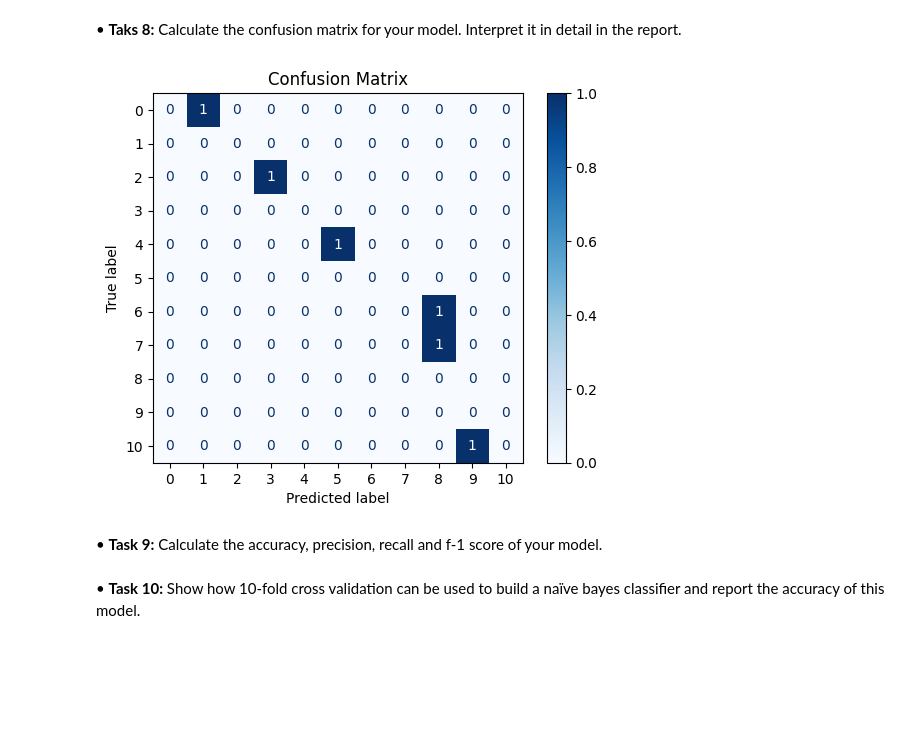
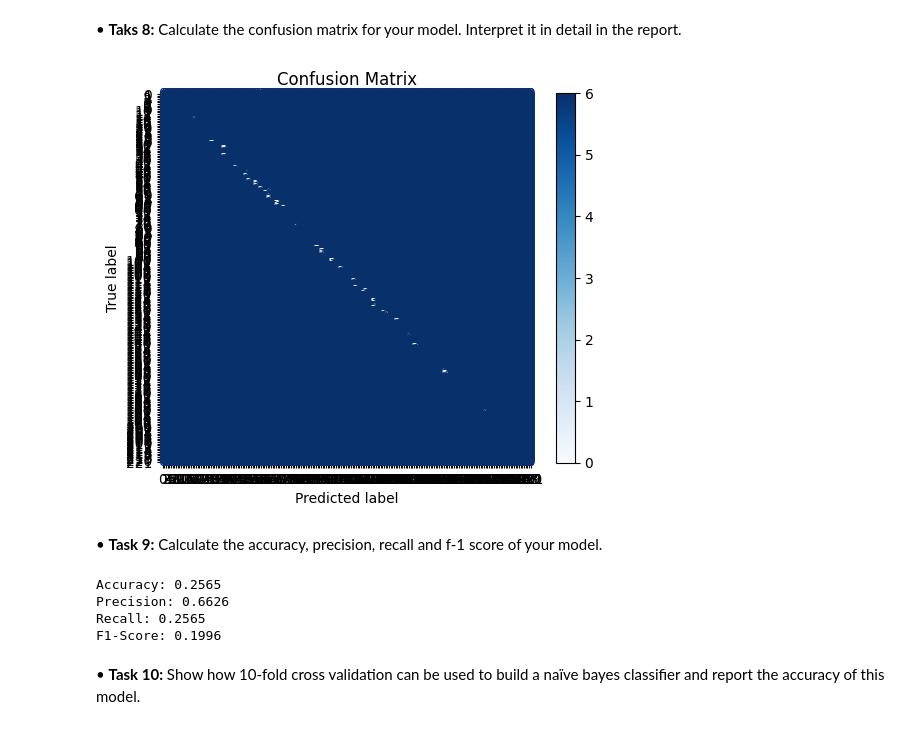
Before and after one commit to FahimWayez/pythonProject, a Jupyter notebook: python_final_project_group_03.ipynb, the cells around one changed output. Saved outputs shown, nothing was run; the diff lists cells and outputs as text; code cells hidden in the pictures; blank space fills up the shorter version.

Commit message:
task 9 complete

```diff
--- a/python_final_project_group_03.ipynb
+++ b/python_final_project_group_03.ipynb
@@ -242,18 +242,18 @@ yPred = nbClassifier.predict(XTest)
 # %%
 # write task-8 solution
 
 # start writing your code here
 
 cm = metrics.confusion_matrix(yTest, yPred)
 cm_display = metrics.ConfusionMatrixDisplay(confusion_matrix = cm)
 cm_display.plot(cmap=plt.cm.Blues)
 
-plt.xticks([])
-plt.yticks([])
+# plt.xticks([])
+# plt.yticks([])
 plt.title('Confusion Matrix')
 
 plt.show()
 # %% [output]
-[figure, old version]
+[figure, new version]
 # %% [markdown]
 •	**Task 9:** Calculate the accuracy, precision, recall and f-1 score of your model.
@@ -264,3 +260,24 @@ plt.show()
+# %%
+# write task-9 solution
+
+# start writing your code here
+
+accuracy = accuracy_score(yTest, yPred)
+print(f'Accuracy: {accuracy:.4f}')
+
+precision = precision_score(yTest, yPred, average='weighted', zero_division=1)
+print(f'Precision: {precision:.4f}')
+
+recall = recall_score(yTest, yPred, average='weighted', zero_division=1)
+print(f'Recall: {recall:.4f}')
+
+f1 = f1_score(yTest, yPred, average='weighted')
+print(f'F1-Score: {f1:.4f}')
+# %% [output]
+Accuracy: 0.2565
+Precision: 0.6626
+Recall: 0.2565
+F1-Score: 0.1996
 # %% [markdown]
 •	**Task 10:** Show how 10-fold cross validation can be used to build a naïve bayes classifier and report the accuracy of this model.
 # %%
```
Also changed, not shown: parts of 2 cells of this notebook.
